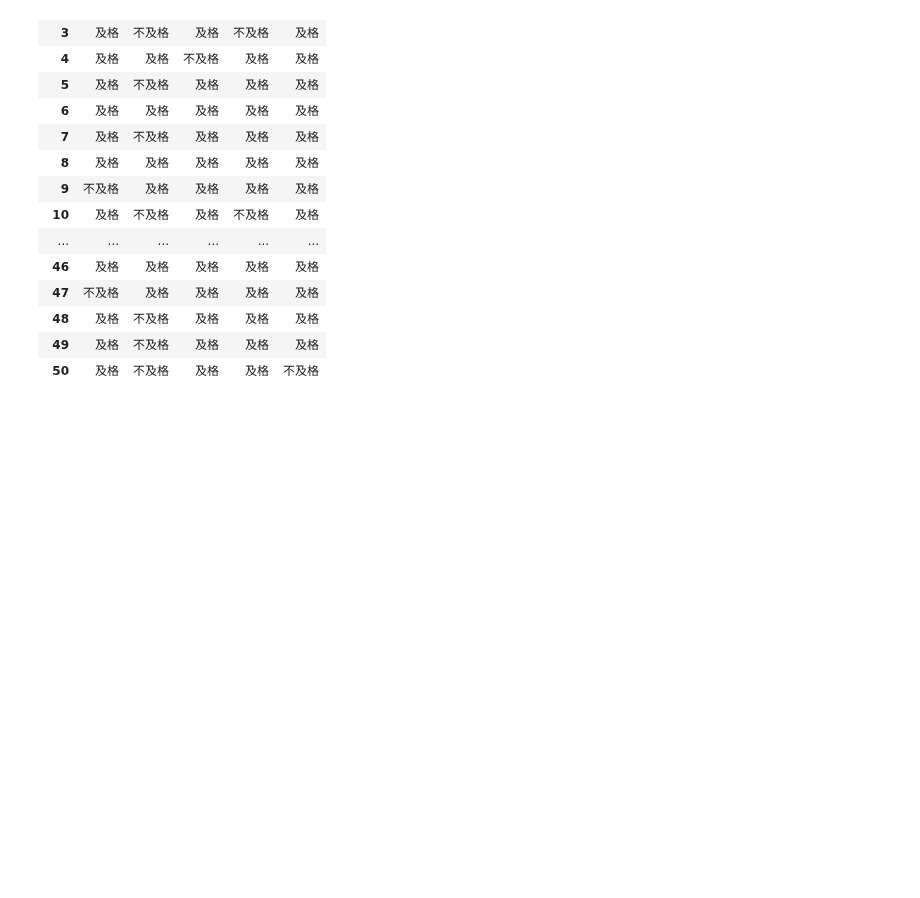
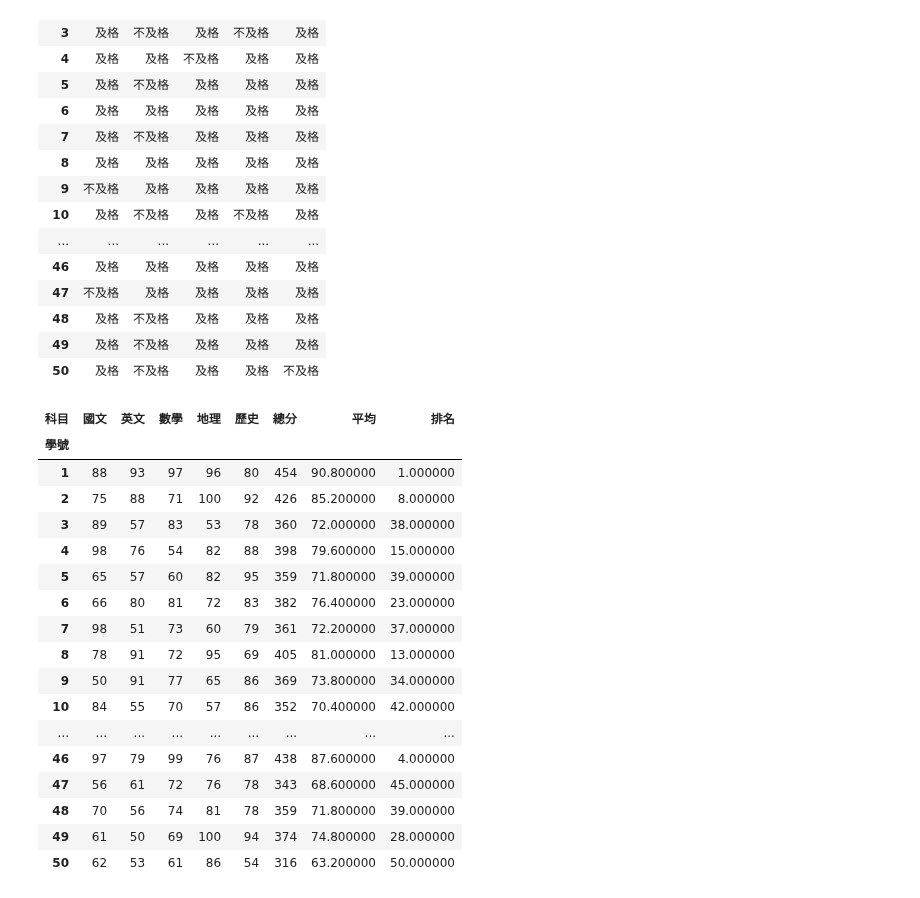
Before and after one commit to chainmine55/2023_11_16Python, a Jupyter notebook: lesson19/lesson19_1.ipynb, the cells around one changed output. Cells and saved outputs as stored; diff of their text form; code cells hidden in the pictures; blank space fills up the shorter version.

```diff
--- a/lesson19/lesson19_1.ipynb
+++ b/lesson19/lesson19_1.ipynb
@@ -209,3 +209,27 @@ scores_pd[['國文','英文','數學','地理','歷史']].style.format(format60)
 | 48 | 及格 | 不及格 | 及格 | 及格 | 及格 |
 | 49 | 及格 | 不及格 | 及格 | 及格 | 及格 |
 | 50 | 及格 | 不及格 | 及格 | 及格 | 不及格 |
+# %%
+scores_pd.style.highlight_between(left=0,
+                                  right=59,
+                                  color='red',
+                                  subset=['國文','英文','數學','地理','歷史'])
+# %% [output]
+| 科目 | 國文 | 英文 | 數學 | 地理 | 歷史 | 總分 | 平均 | 排名 |
+| 學號 |  |  |  |  |  |  |  |  |
+| 1 | 88 | 93 | 97 | 96 | 80 | 454 | 90.800000 | 1.000000 |
+| 2 | 75 | 88 | 71 | 100 | 92 | 426 | 85.200000 | 8.000000 |
+| 3 | 89 | 57 | 83 | 53 | 78 | 360 | 72.000000 | 38.000000 |
+| 4 | 98 | 76 | 54 | 82 | 88 | 398 | 79.600000 | 15.000000 |
+| 5 | 65 | 57 | 60 | 82 | 95 | 359 | 71.800000 | 39.000000 |
+| 6 | 66 | 80 | 81 | 72 | 83 | 382 | 76.400000 | 23.000000 |
+| 7 | 98 | 51 | 73 | 60 | 79 | 361 | 72.200000 | 37.000000 |
+| 8 | 78 | 91 | 72 | 95 | 69 | 405 | 81.000000 | 13.000000 |
+| 9 | 50 | 91 | 77 | 65 | 86 | 369 | 73.800000 | 34.000000 |
+| 10 | 84 | 55 | 70 | 57 | 86 | 352 | 70.400000 | 42.000000 |
+| ... | ... | ... | ... | ... | ... | ... | ... | ... |
+| 46 | 97 | 79 | 99 | 76 | 87 | 438 | 87.600000 | 4.000000 |
+| 47 | 56 | 61 | 72 | 76 | 78 | 343 | 68.600000 | 45.000000 |
+| 48 | 70 | 56 | 74 | 81 | 78 | 359 | 71.800000 | 39.000000 |
+| 49 | 61 | 50 | 69 | 100 | 94 | 374 | 74.800000 | 28.000000 |
+| 50 | 62 | 53 | 61 | 86 | 54 | 316 | 63.200000 | 50.000000 |
```
